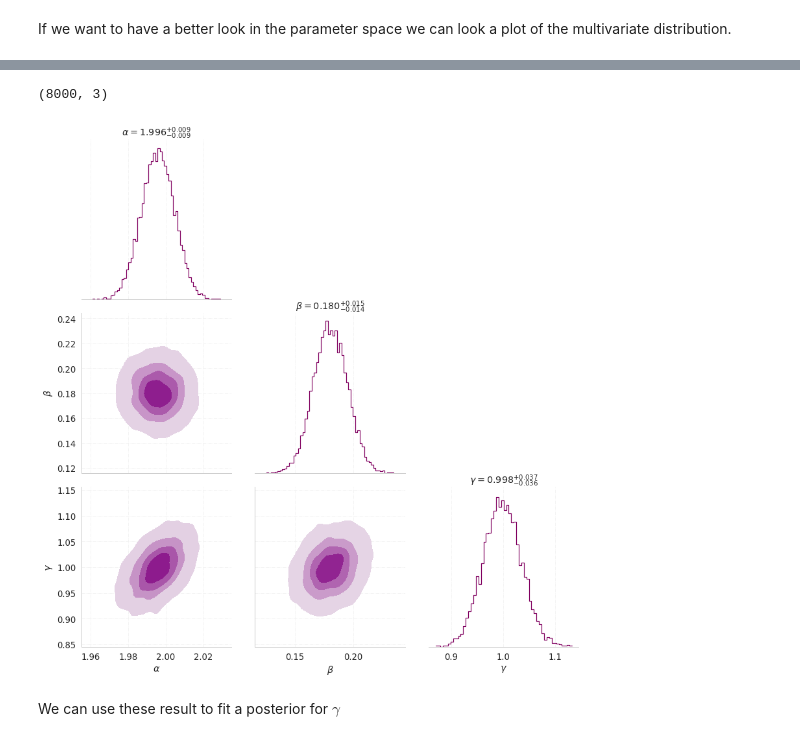
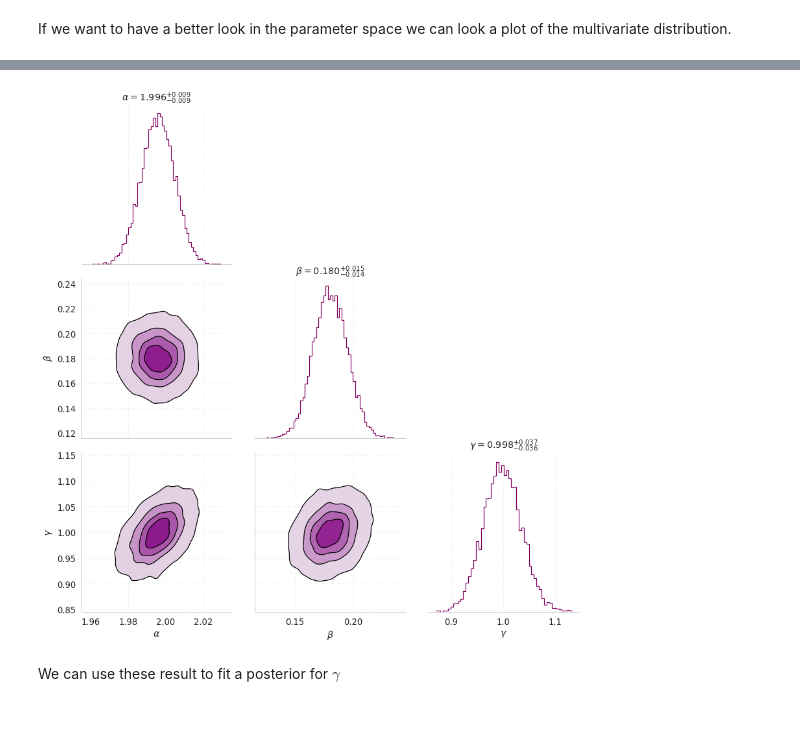
Before and after one commit to CosmoObs/legac_2022, a Jupyter notebook: Testing_Gravity_w_ERings&VelocityDispersion/notebook/Untitled.ipynb, the cells around one changed output, grey strips where cells are left out. Saved outputs shown, nothing was run; the diff lists cells and outputs as text; code cells hidden in the pictures.

```diff
--- a/Testing_Gravity_w_ERings&VelocityDispersion/notebook/Untitled.ipynb
+++ b/Testing_Gravity_w_ERings&VelocityDispersion/notebook/Untitled.ipynb
@@ -299,31 +284,33 @@ array([[1.99124237, 0.20796923, 1.03774393],
-# %%
-flat_samples.shape
-# %% [output]
-(8000, 3)
 # %%
+flat_samples = sampler.get_chain(discard=1000, thin=50, flat=True)
+
 sns.set_style("whitegrid", { 'grid.color': '.95', 'grid.linestyle': '-.'})
 sns.set_context("paper", font_scale=1.5)
-g = sns.PairGrid(data = pd.DataFrame(flat_samples, columns = labels), corner = True, height = 4) #,
+g = sns.PairGrid(data = pd.DataFrame(flat_samples, columns = labels), corner = True, height = 4)
 
-g = g.map_diag(sns.histplot, element="step", fill=False, color = "#800060")
+g = g.map_diag(sns.histplot, element="step", fill=False, color = "#800060") # "#800060" goes w light purple / "#4c0080" goe w purple
 g = g.map_lower(sns.kdeplot,
                 fill = True,
                 levels=5,
                 #shade=True,
                 #color = "r", cmap = "Reds" #aceitavel
                 #color = '#ffcccc'
                 #cmap = "light:magenta"#
                 #cmap = "light:violet"
                 cmap = "light:purple"
+                #cmap = "Purples"
                )
+g = g.map_lower(sns.kdeplot,
+                #fill = True,
+                levels=5, color = "Black")
 
 for i in range(len(labels)):
     percentile =  np.percentile(flat_samples[:, i], [16, 50, 84])
     diff = np.diff(percentile)
     l = labels[i][:-1]  + " = {0:.3f}^{{+{1:.3f}}}_{{-{2:.3f}}}$".format(percentile[1], diff[1], diff[0])
     g.axes[i][i].set_title(l)
 # %% [output]
-[figure, old version]
+[figure, new version]
 # %% [markdown]
 We can use these result to fit a posterior for $\gamma$
 # %%
```
Also changed, not shown: parts of 8 cells of this notebook.
